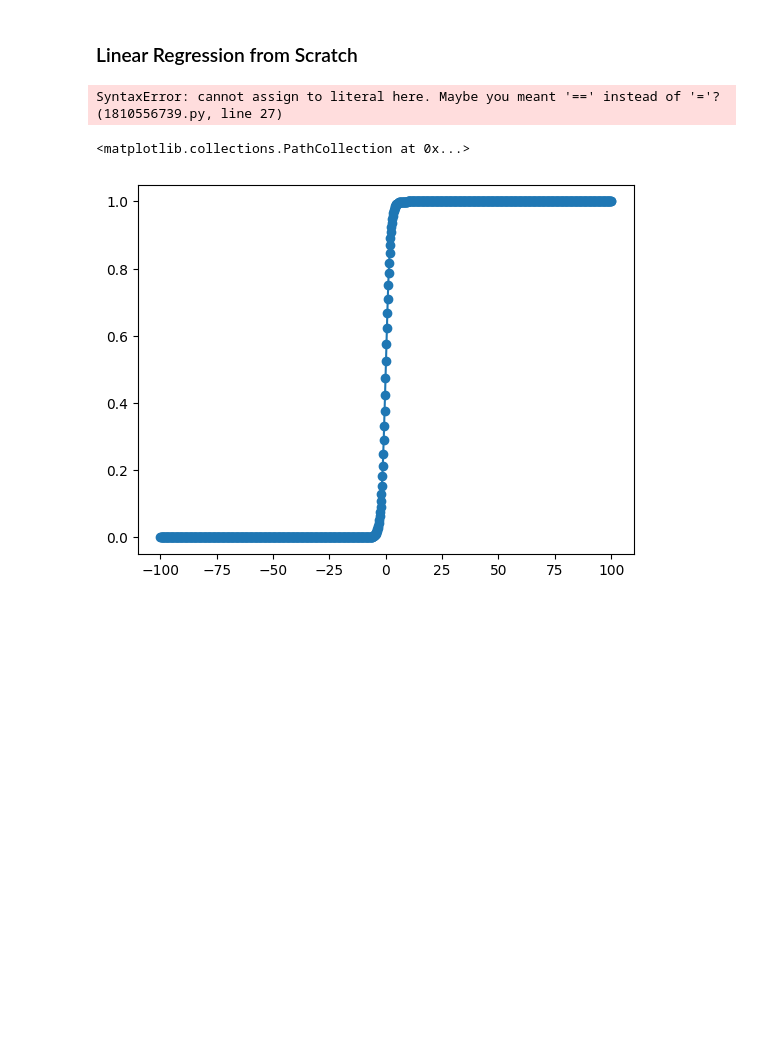
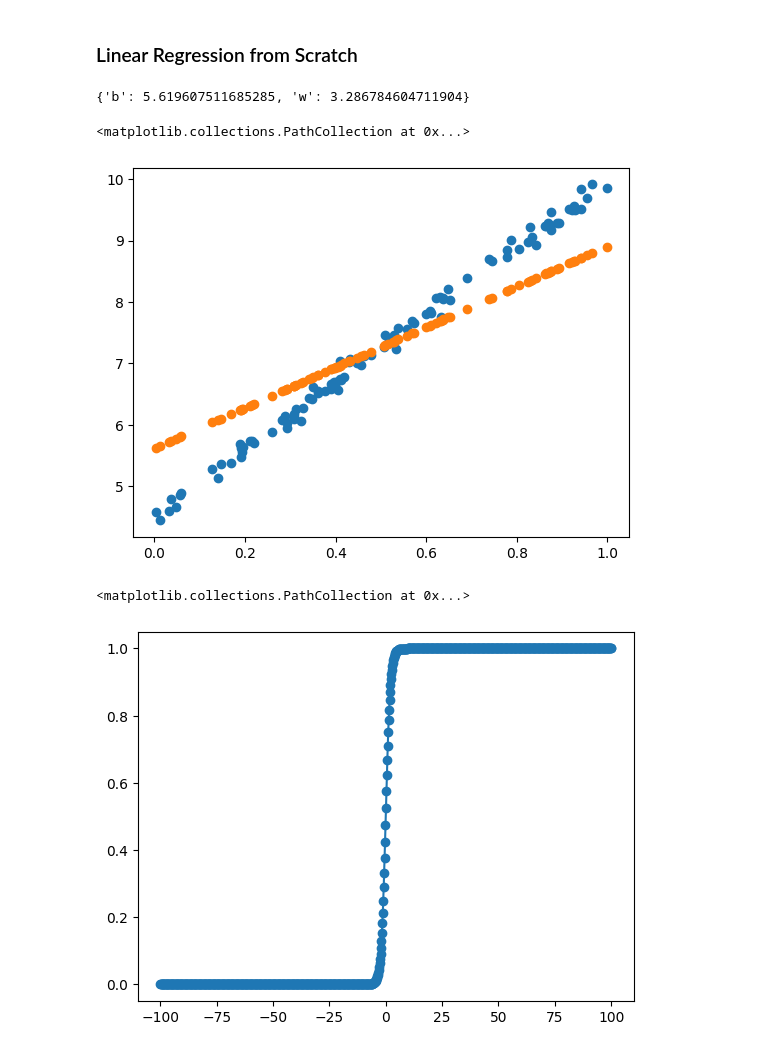
Before and after one commit to swapnashis/Intro_to_AI-BKIAC, a Jupyter notebook: Class-8/cls-08.ipynb, the cells around one changed output. Saved outputs shown, nothing was run; the diff lists cells and outputs as text; code cells hidden in the pictures; blank space fills up the shorter version.

```diff
--- a/Class-8/cls-08.ipynb
+++ b/Class-8/cls-08.ipynb
@@ -70,18 +70,16 @@ plt.scatter(X, model.predict(X))
 ### Linear Regression from Scratch
 # %%
 class myLinearRegressionModel:
+
     def __init__(self):
         self.params = {}
-        self.params['w'] = 0
-        self.params['b'] = 0
-
-
+        self.params['b'] = np.random.rand()
+        self.params['w'] = np.random.rand()
 
     def predict(self, X):
         y_hat = self.params['w'] * X + self.params['b']
         y_hat = y_hat.flatten()
         return y_hat
-
 
     def calculateGradient(self, X, y, y_hat):
         dw = np.mean((y_hat - y) * X)
@@ -102,39 +100,50 @@ class myLinearRegressionModel:
     def fit(self, X, y, epochs=100, lr=0.1):
 
         self.stats = {
-            'epochs' : epoch,
-            'loss' : loss
+            'epochs' : [],
+            'loss' : []
         }
 
         for epoch in range(epochs):
             # print(f'In {epoch} th epoch')
             y_hat = self.predict(X)
             derivative = self.calculateGradient(X, y, y_hat)
             self.params['w'] = self.params['w'] - lr * derivative['dw']
             self.params['b'] = self.params['b'] - lr * derivative['db']
 
         _loss = self.loss(y, y_hat)
+        # print(f'epoch: {epoch}; loss: {_loss}')
         self.stats['epochs'].append(epoch)
-        self.stats['loss'].append(loss)
+        self.stats['loss'].append(_loss)
 
+    # plt.plot(self.stats['epochs'], self.stats['loss'])
+    # plt.xlabel('epoch count')
+    # plt.ylabel('loss')
+    # plt.show()
 
 myModel = myLinearRegressionModel()
+
 # print(myModel.params)
 
 # y_hat = myModel.predict(np.array([
 #     [1],
 #     [2]
 # ]))
 
 # y_hat
 
 # myModel.fit(X, y)
 # myModel.predict(X)
 
-myModel.fit(X, y, epochs=10000)
-print()
+myModel.fit(X, y, epochs=10000 ,lr=0.1)
+print(myModel.params)
+
+plt.scatter(X, y)
+plt.scatter(X, myModel.predict(X))
 # %% [output]
-SyntaxError: cannot assign to literal here. Maybe you meant '==' instead of '='? (1810556739.py, line 27)
+{'b': 5.619607511685285, 'w': 3.286784604711904}
+<matplotlib.collections.PathCollection at 0x...>
+[figure, added]
 # %%
 X = np.linspace(-100, 100, 1000)
 y = 1 / (1 + np.exp(- X))
```
Also changed, not shown: parts of 9 cells of this notebook, 2 other files.
